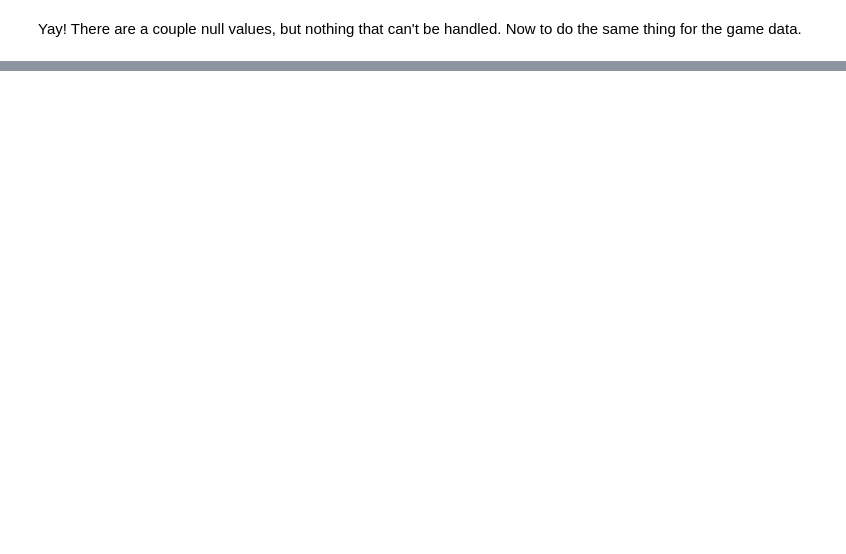
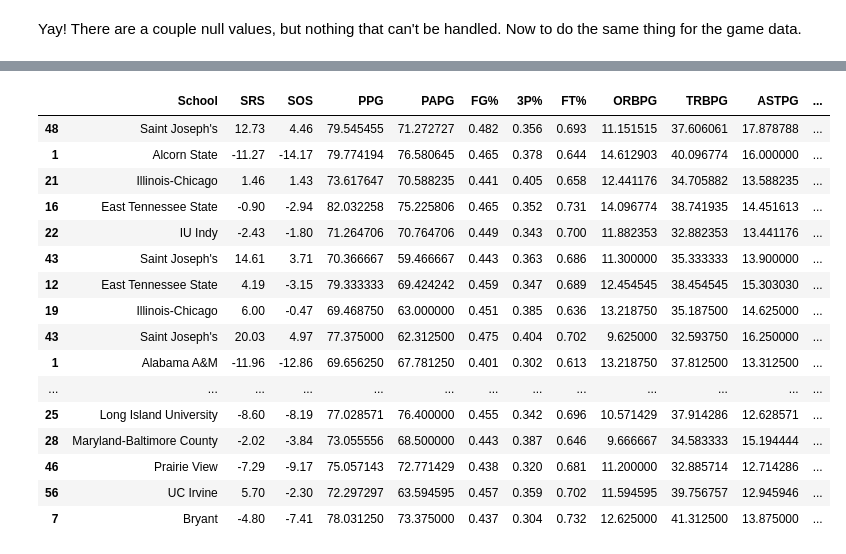
Before and after one commit to BARATZL/march-madness-supML, a Jupyter notebook: NCAAMB_ML.ipynb, the cells around one changed output, grey strips where cells are left out. Saved outputs shown, nothing was run; the diff lists cells and outputs as text; code cells hidden in the pictures; blank space fills up the shorter version.

```diff
--- a/NCAAMB_ML.ipynb
+++ b/NCAAMB_ML.ipynb
@@ -490,12 +549,36 @@ def get_season_stats(url_name):  # only works with Sports Reference!!
                                'PF':'PFPG'}, inplace=True)
   new_season_df.drop(columns=['G','W-L%'],inplace=True)
 
-  new_season_df['School'] = new_season_df['School'].str.strip().str.replace('NCAA$', '', regex=True)  # changing/standardizing school names.
+  new_season_df['School'] = new_season_df['School'].str.strip().str.replace('NCAA$', '', regex=True)
   new_season_df['School'] = new_season_df['School'].str.strip().str.replace('Brigham Young$', 'BYU', regex=True)
   new_season_df['School'] = new_season_df['School'].str.strip().str.replace('Connecticut$', 'UConn', regex=True)
   new_season_df['School'] = new_season_df['School'].str.strip().str.replace('North Carolina$', 'UNC', regex=True)
   new_season_df['School'] = new_season_df['School'].str.strip().str.replace("Saint Mary's (CA)", "Saint Mary's", regex=False)
   new_season_df['School'] = new_season_df['School'].str.strip().str.replace("Saint Peter's", "St. Peter's", regex=False)
+  new_season_df['School'] = new_season_df['School'].str.strip().str.replace("Louisiana State", "LSU", regex=False)
+  new_season_df['School'] = new_season_df['School'].str.strip().str.replace("Southern California", "USC", regex=False)
+  new_season_df['School'] = new_season_df['School'].str.strip().str.replace("Southern Methodist", "SMU", regex=False)
+  new_season_df['School'] = new_season_df['School'].str.strip().str.replace("Mississippi", "Ole Miss", regex=False)  #how to adjust?
+  new_season_df['School'] = new_season_df['School'].str.strip().str.replace("Ole Miss State", "Mississippi State", regex=False)
+  new_season_df['School'] = new_season_df['School'].str.strip().str.replace("Ole Miss Valley State", "Mississippi Valley State", regex=False)
+  new_season_df['School'] = new_season_df['School'].str.strip().str.replace("Southern Ole Miss", "Southern Miss", regex=False)
+  new_season_df['School'] = new_season_df['School'].str.strip().str.replace("Pittsburgh", "Pitt", regex=False)
+  new_season_df['School'] = new_season_df['School'].str.strip().str.replace("Pennsylvania", "Penn", regex=False)
+  new_season_df['School'] = new_season_df['School'].str.strip().str.replace("Central Connecticut State", "Central Connecticut", regex=False)
+  new_season_df['School'] = new_season_df['School'].str.strip().str.replace("Florida International", "FIU", regex=False)
+  new_season_df['School'] = new_season_df['School'].str.strip().str.replace("Nevada-Las Vegas","UNLV", regex=False)
+  new_season_df['School'] = new_season_df['School'].str.strip().str.replace("UC Santa Barbara", "UCSB", regex=False)
+  new_season_df['School'] = new_season_df['School'].str.strip().str.replace("Virginia Commonwealth", "VCU", regex=False)
+  new_season_df['School'] = new_season_df['School'].str.strip().str.replace("Saint Joseph's", "St. Joseph's", regex=False)
+  new_season_df['School'] = new_season_df['School'].str.strip().str.replace("Maryland-Baltimore County","UMBC", regex=False)
+  new_season_df['School'] = new_season_df['School'].str.strip().str.replace("Illinois-Chicago", "UIC", regex=False)
+  new_season_df['School'] = new_season_df['School'].str.strip().str.replace("Massachusetts", "UMass", regex=False)
+  new_season_df['School'] = new_season_df['School'].str.strip().str.replace("East Tennessee State", "ETSU", regex=False)
+  new_season_df['School'] = new_season_df['School'].str.strip().str.replace("IU Indy", "IUPUI", regex=False)
+  new_season_df['School'] = new_season_df['School'].str.strip().str.replace("UC Irvine", "UC-Irvine", regex=False)
+  new_season_df['School'] = new_season_df['School'].str.strip().str.replace("UC Davis", "UC-Davis", regex=False)
+  new_season_df['School'] = new_season_df['School'].str.strip().str.replace("Long Island University", "LIU", regex=False)
+
   new_season_df['Year'] = url_name[49:53]
   for col in new_season_df.columns:
     if col == 'Year':
@@ -698 +771,7 @@ checktwo
+# %%
+game_data.iloc[1312,6] = 2  # index of game w/ wrong round-- associating with proper round
+game_data.iloc[1316,6] = 3
+game_data.iloc[1318,6] = 4
+game_data.iloc[1319,6] = 5
+game_data.iloc[1321,6] = 6  # true championship game
 # %%
@@ -706,0 +781,9 @@ game_data["Year"] = game_data["Year"].astype(int)
+# %%
+game_data["Game"] = game_data["T1 Name"] + f' ('+game_data["T1 Seed"].astype(str)+')' + ' v. ' + game_data["T2 Name"] + ' ('+game_data["T2 Seed"].astype(str)+')' + ', ' + game_data["Year"].astype(str)
+game_data.set_index('Game', inplace=True)  # so i can identify the matches.
+team_data["Year"] = team_data["Year"].astype(int)
+game_data["Year"] = game_data["Year"].astype(int)  # to ensure that columns we are merging on are identical.
+game_data["T1 Score"] = game_data["T1 Score"].astype(int)
+game_data["T2 Score"] = game_data["T2 Score"].astype(int)
+game_data["T1 Seed"] = game_data["T1 Seed"].astype(int)
+game_data["T2 Seed"] = game_data["T2 Seed"].astype(int)
@@ -763,0 +879,21 @@ dtype: int64
+# %%
+unmatched_school = team_data[~team_data['School'].isin(game_data['T2 Name'])]
+unmatched_school
+# %% [output]
+|  | School | SRS | SOS | PPG | PAPG | FG% | 3P% | FT% | ORBPG | TRBPG | ASTPG | ... |
+| 48 | Saint Joseph's | 12.73 | 4.46 | 79.545455 | 71.272727 | 0.482 | 0.356 | 0.693 | 11.151515 | 37.606061 | 17.878788 | ... |
+| 1 | Alcorn State | -11.27 | -14.17 | 79.774194 | 76.580645 | 0.465 | 0.378 | 0.644 | 14.612903 | 40.096774 | 16.000000 | ... |
+| 21 | Illinois-Chicago | 1.46 | 1.43 | 73.617647 | 70.588235 | 0.441 | 0.405 | 0.658 | 12.441176 | 34.705882 | 13.588235 | ... |
+| 16 | East Tennessee State | -0.90 | -2.94 | 82.032258 | 75.225806 | 0.465 | 0.352 | 0.731 | 14.096774 | 38.741935 | 14.451613 | ... |
+| 22 | IU Indy | -2.43 | -1.80 | 71.264706 | 70.764706 | 0.449 | 0.343 | 0.700 | 11.882353 | 32.882353 | 13.441176 | ... |
+| 43 | Saint Joseph's | 14.61 | 3.71 | 70.366667 | 59.466667 | 0.443 | 0.363 | 0.686 | 11.300000 | 35.333333 | 13.900000 | ... |
+| 12 | East Tennessee State | 4.19 | -3.15 | 79.333333 | 69.424242 | 0.459 | 0.347 | 0.689 | 12.454545 | 38.454545 | 15.303030 | ... |
+| 19 | Illinois-Chicago | 6.00 | -0.47 | 69.468750 | 63.000000 | 0.451 | 0.385 | 0.636 | 13.218750 | 35.187500 | 14.625000 | ... |
+| 43 | Saint Joseph's | 20.03 | 4.97 | 77.375000 | 62.312500 | 0.475 | 0.404 | 0.702 | 9.625000 | 32.593750 | 16.250000 | ... |
+| 1 | Alabama A&M | -11.96 | -12.86 | 69.656250 | 67.781250 | 0.401 | 0.302 | 0.613 | 13.218750 | 37.812500 | 13.312500 | ... |
+| ... | ... | ... | ... | ... | ... | ... | ... | ... | ... | ... | ... | ... |
+| 25 | Long Island University | -8.60 | -8.19 | 77.028571 | 76.400000 | 0.455 | 0.342 | 0.696 | 10.571429 | 37.914286 | 12.628571 | ... |
+| 28 | Maryland-Baltimore County | -2.02 | -3.84 | 73.055556 | 68.500000 | 0.443 | 0.387 | 0.646 | 9.666667 | 34.583333 | 15.194444 | ... |
+| 46 | Prairie View | -7.29 | -9.17 | 75.057143 | 72.771429 | 0.438 | 0.320 | 0.681 | 11.200000 | 32.885714 | 12.714286 | ... |
+| 56 | UC Irvine | 5.70 | -2.30 | 72.297297 | 63.594595 | 0.457 | 0.359 | 0.702 | 11.594595 | 39.756757 | 12.945946 | ... |
+| 7 | Bryant | -4.80 | -7.41 | 78.031250 | 73.375000 | 0.437 | 0.304 | 0.732 | 12.625000 | 41.312500 | 13.875000 | ... |
```
Also changed, not shown: parts of 34 cells of this notebook.
